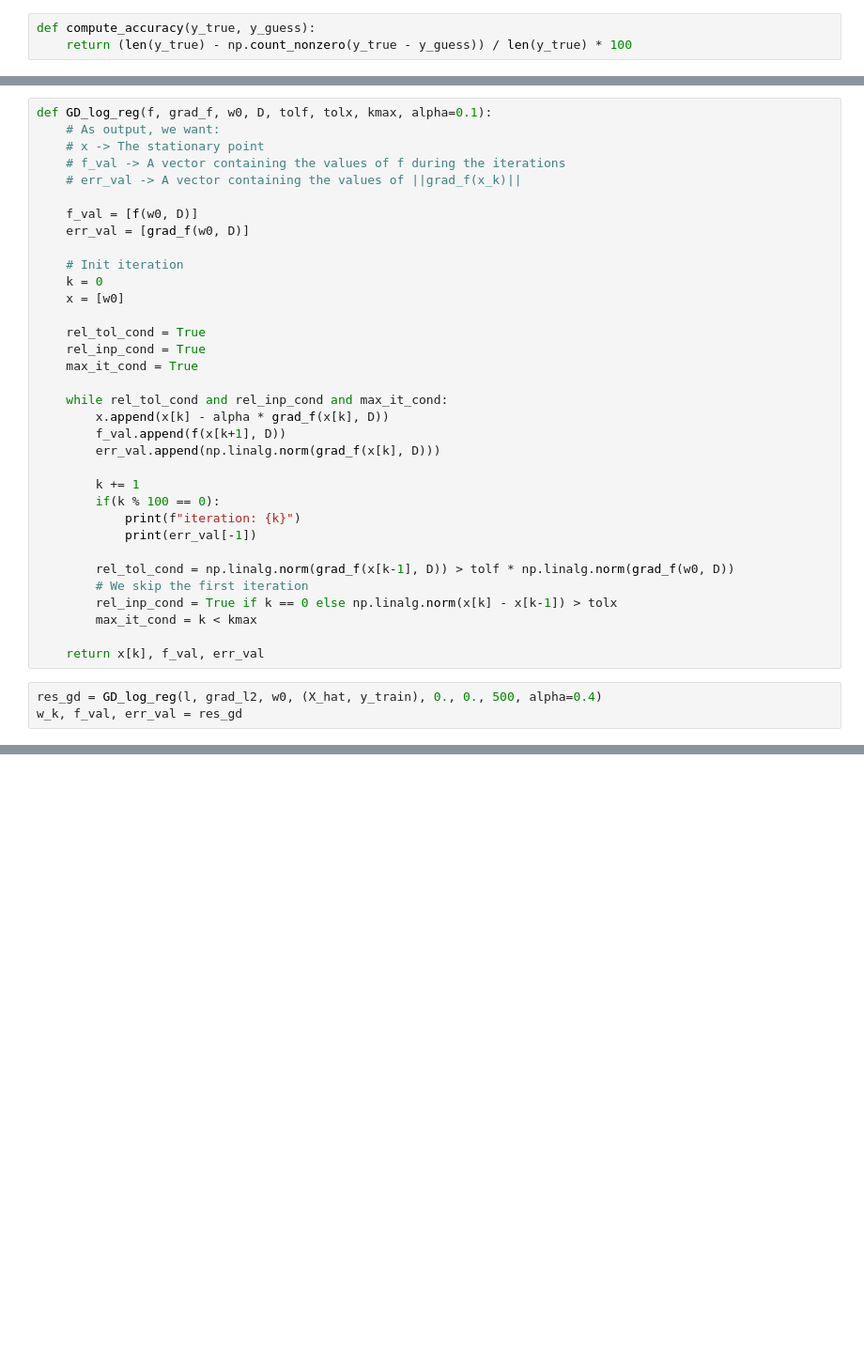
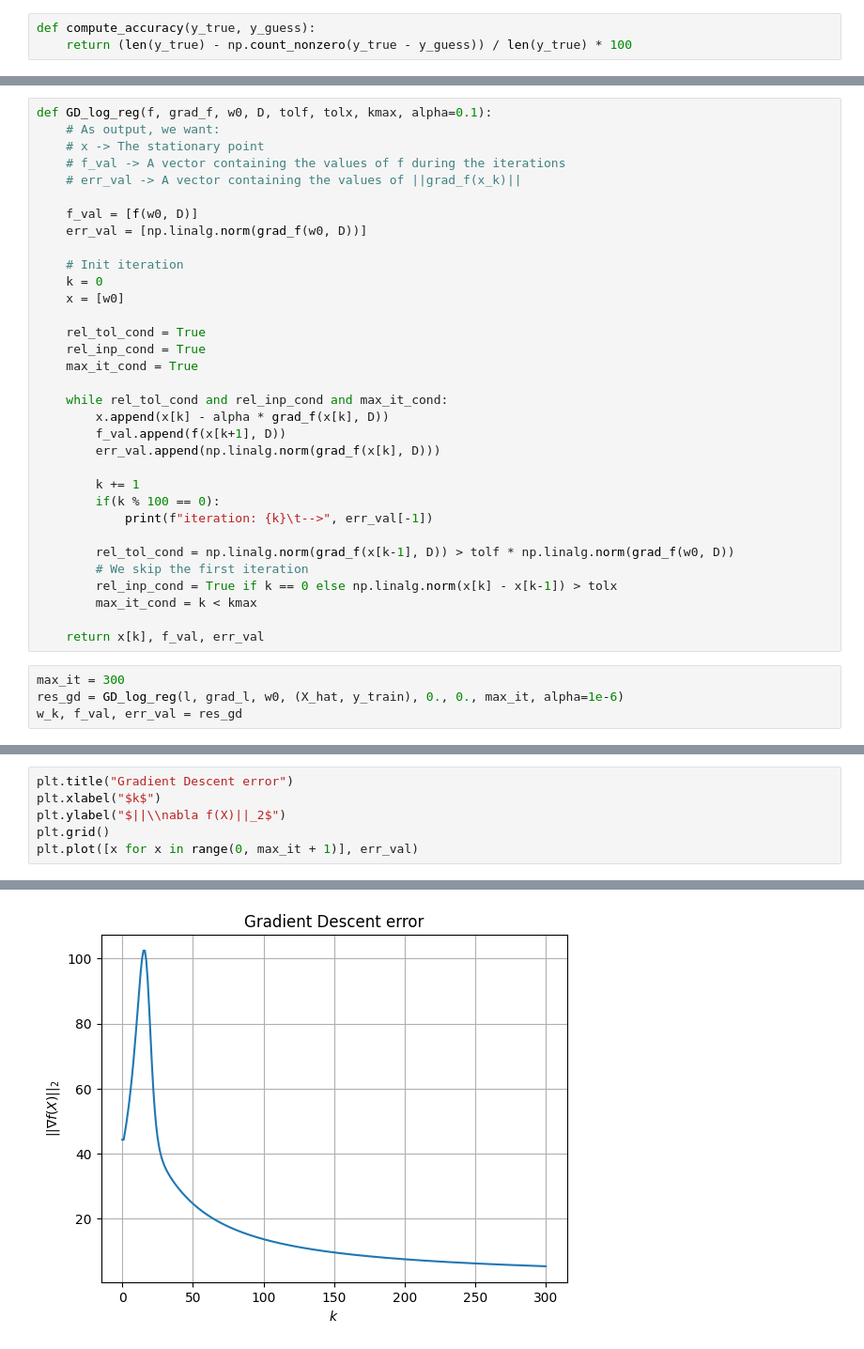
Before and after one commit to Tony3oo3/SMMAI_Lab, a Jupyter notebook: Homework_3/homework3_SGD.ipynb, the cells around one changed output, grey strips where cells are left out. Shown at 94% size. Saved outputs shown, nothing was run; the diff lists cells and outputs as text; blank space fills up the shorter version.

```diff
--- a/Homework_3/homework3_SGD.ipynb
+++ b/Homework_3/homework3_SGD.ipynb
@@ -177,7 +176,7 @@ def GD_log_reg(f, grad_f, w0, D, tolf, tolx, kmax, alpha=0.1):
     # err_val -> A vector containing the values of ||grad_f(x_k)||
 
     f_val = [f(w0, D)]
-    err_val = [grad_f(w0, D)]
+    err_val = [np.linalg.norm(grad_f(w0, D))]
 
     # Init iteration
     k = 0
@@ -194,8 +193,7 @@ def GD_log_reg(f, grad_f, w0, D, tolf, tolx, kmax, alpha=0.1):
 
         k += 1
         if(k % 100 == 0):
-            print(f"iteration: {k}")
-            print(err_val[-1])
+            print(f"iteration: {k}\t-->", err_val[-1])
 
         rel_tol_cond = np.linalg.norm(grad_f(x[k-1], D)) > tolf * np.linalg.norm(grad_f(w0, D))
         # We skip the first iteration
@@ -204,6 +202,7 @@ def GD_log_reg(f, grad_f, w0, D, tolf, tolx, kmax, alpha=0.1):
 
     return x[k], f_val, err_val
 # %%
-res_gd = GD_log_reg(l, grad_l2, w0, (X_hat, y_train), 0., 0., 500, alpha=0.4)
+max_it = 300
+res_gd = GD_log_reg(l, grad_l, w0, (X_hat, y_train), 0., 0., max_it, alpha=1e-6)
 w_k, f_val, err_val = res_gd
 # %% [output]
@@ -210,0 +212,7 @@ KeyboardInterrupt:
+# %%
+plt.title("Gradient Descent error")
+plt.xlabel("$k$")
+plt.ylabel("$||\\nabla f(X)||_2$")
+plt.grid()
+plt.plot([x for x in range(0, max_it + 1)], err_val)
+# %% [output]
@@ -211,3 +220,4 @@ KeyboardInterrupt:
+[figure, added]
 # %%
 X_test_hat = np.concatenate((np.ones((1, X_test.shape[1])), X_test), axis=0)
 predictions = sigmoid(X_test_hat.T @ w_k)
```
Also changed, not shown: parts of 16 cells of this notebook, 1 other file.
